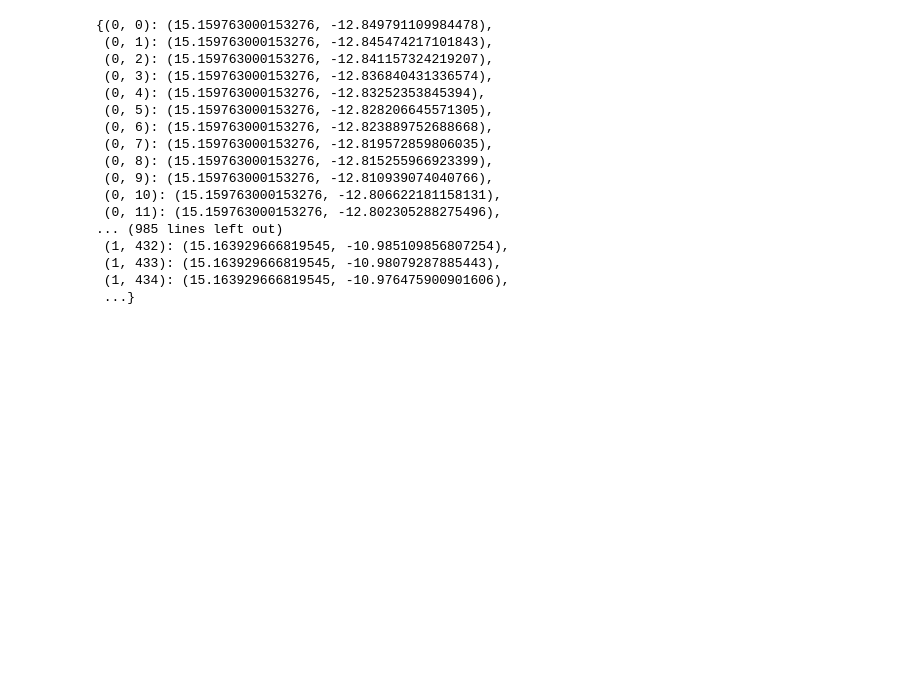
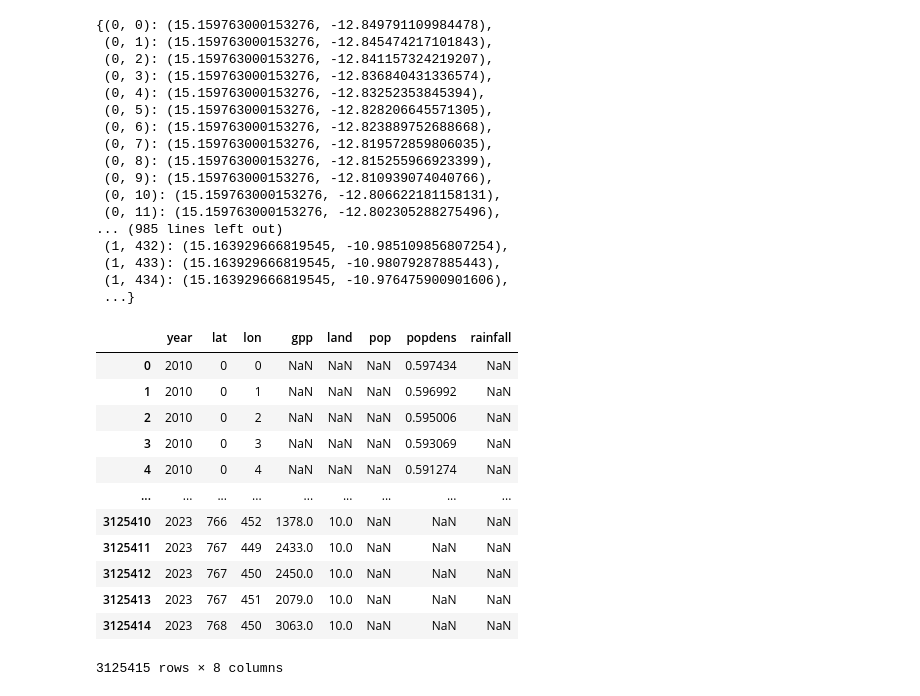
Before and after one commit to SourabhMulik/START_Hackathon, a Jupyter notebook: Actual_Coords_Projection.ipynb, the cells around one changed output. Drawn from its saved outputs; the diff is of its cells as text; code cells hidden in the pictures; blank space fills up the shorter version.

```diff
--- a/Actual_Coords_Projection.ipynb
+++ b/Actual_Coords_Projection.ipynb
@@ -130,3 +130,20 @@ coords_dict
  (1, 433): (15.163929666819545, -10.98079287885443),
  (1, 434): (15.163929666819545, -10.976475900901606),
  ...}
+# %%
+prepared_df = pd.read_csv('For_dashboard/prepared_df.csv', index_col=0)
+prepared_df
+# %% [output]
+|  | year | lat | lon | gpp | land | pop | popdens | rainfall |
+| 0 | 2010 | 0 | 0 | NaN | NaN | NaN | 0.597434 | NaN |
+| 1 | 2010 | 0 | 1 | NaN | NaN | NaN | 0.596992 | NaN |
+| 2 | 2010 | 0 | 2 | NaN | NaN | NaN | 0.595006 | NaN |
+| 3 | 2010 | 0 | 3 | NaN | NaN | NaN | 0.593069 | NaN |
+| 4 | 2010 | 0 | 4 | NaN | NaN | NaN | 0.591274 | NaN |
+| ... | ... | ... | ... | ... | ... | ... | ... | ... |
+| 3125410 | 2023 | 766 | 452 | 1378.0 | 10.0 | NaN | NaN | NaN |
+| 3125411 | 2023 | 767 | 449 | 2433.0 | 10.0 | NaN | NaN | NaN |
+| 3125412 | 2023 | 767 | 450 | 2450.0 | 10.0 | NaN | NaN | NaN |
+| 3125413 | 2023 | 767 | 451 | 2079.0 | 10.0 | NaN | NaN | NaN |
+| 3125414 | 2023 | 768 | 450 | 3063.0 | 10.0 | NaN | NaN | NaN |
+3125415 rows × 8 columns
```
Also changed, not shown: parts of 3 cells of this notebook, 2 other files.
